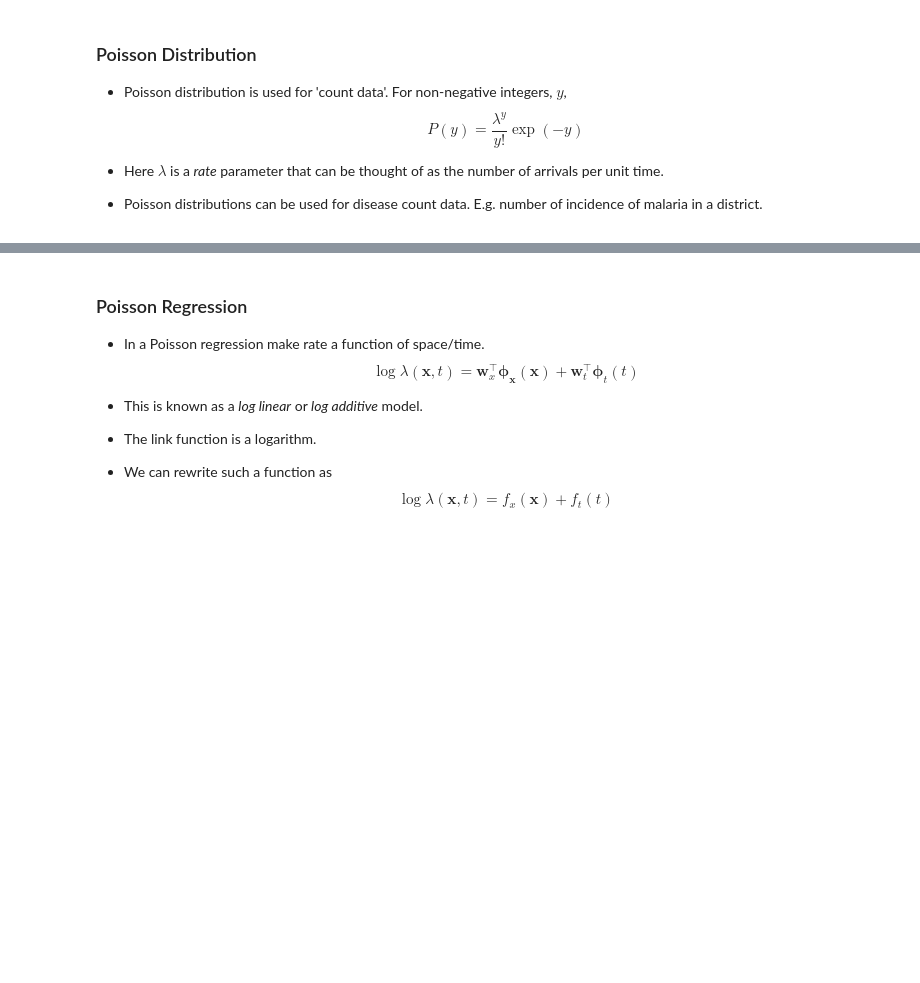
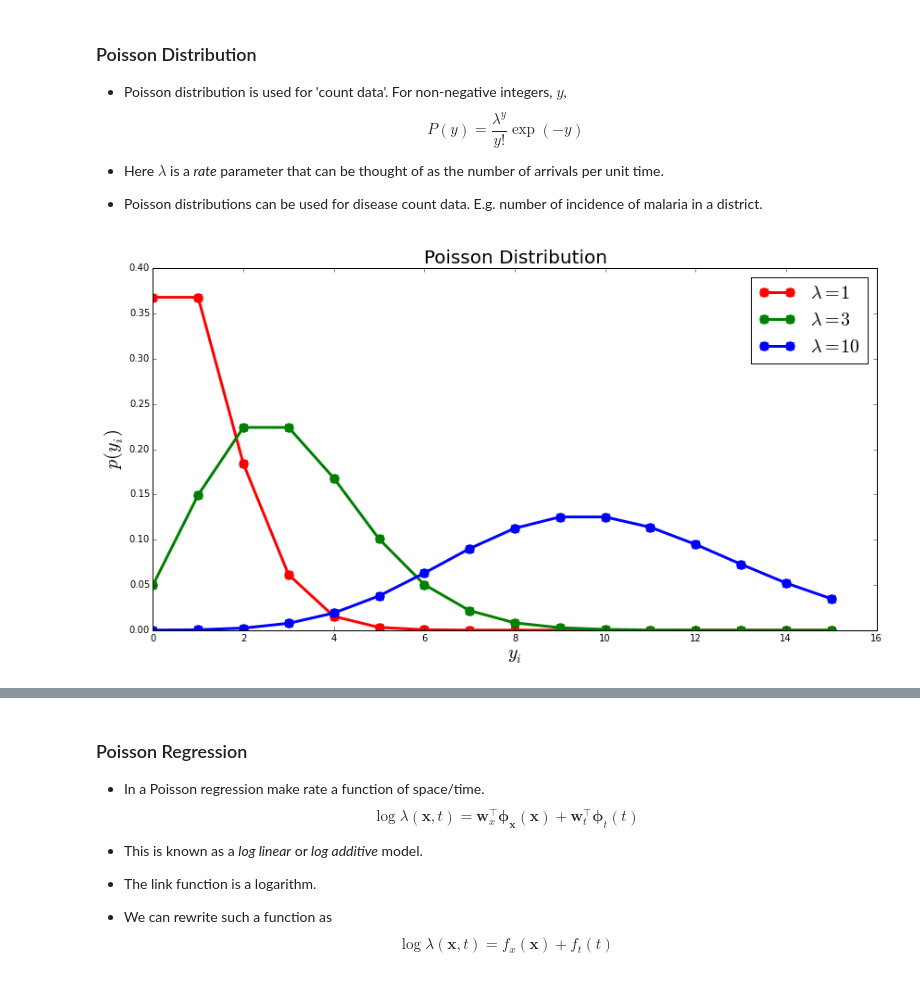
Before and after one commit to sods/gpss, a Jupyter notebook: slides/gaussian_processes.ipynb, the cells around one changed output, grey strips where cells are left out. Cells and saved outputs as stored; diff of their text form; code cells hidden in the pictures; blank space fills up the shorter version.

Commit message:
Update location of plots.

```diff
--- a/slides/gaussian_processes.ipynb
+++ b/slides/gaussian_processes.ipynb
@@ -670,3 +657,7 @@ plot_poisson()
+# %%
+plot.poisson()
+# %% [output]
+[figure, added]
 # %% [markdown]
 ### Poisson Distribution
 
```
Also changed, not shown: parts of 8 cells of this notebook, 35 other files.
